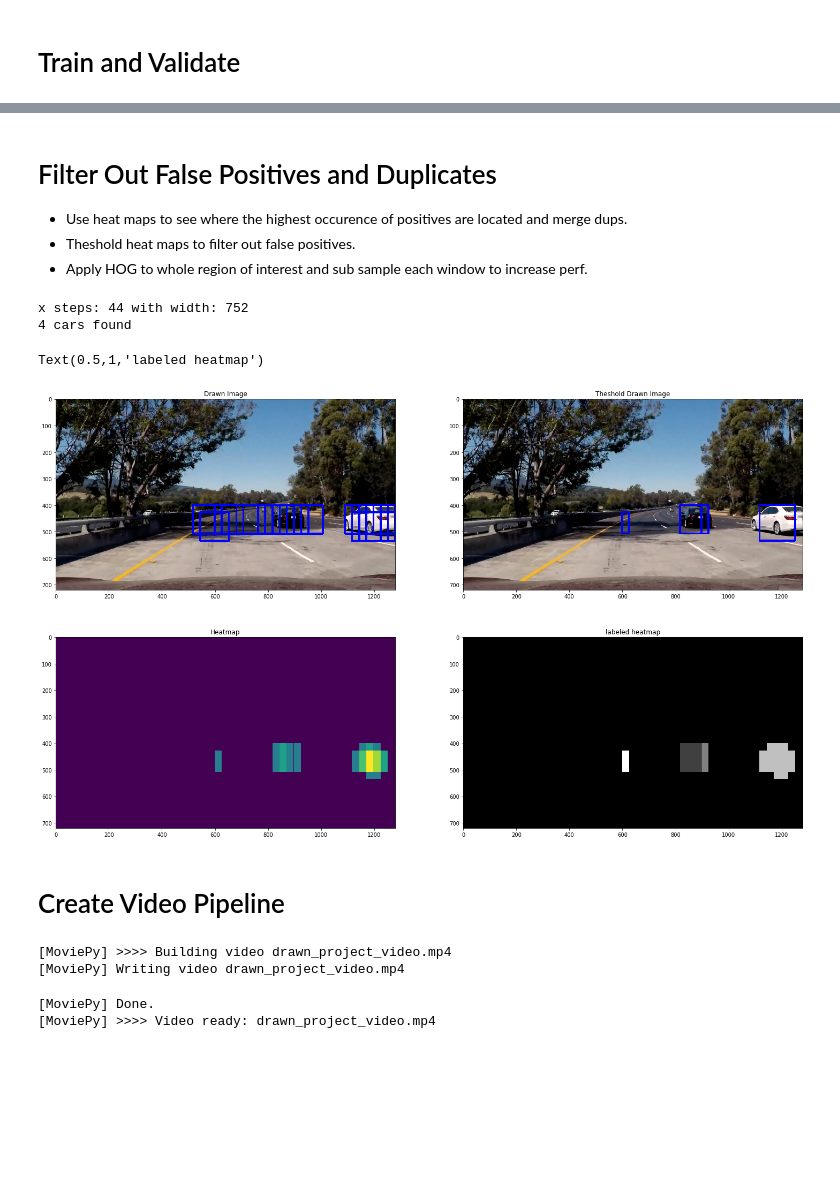
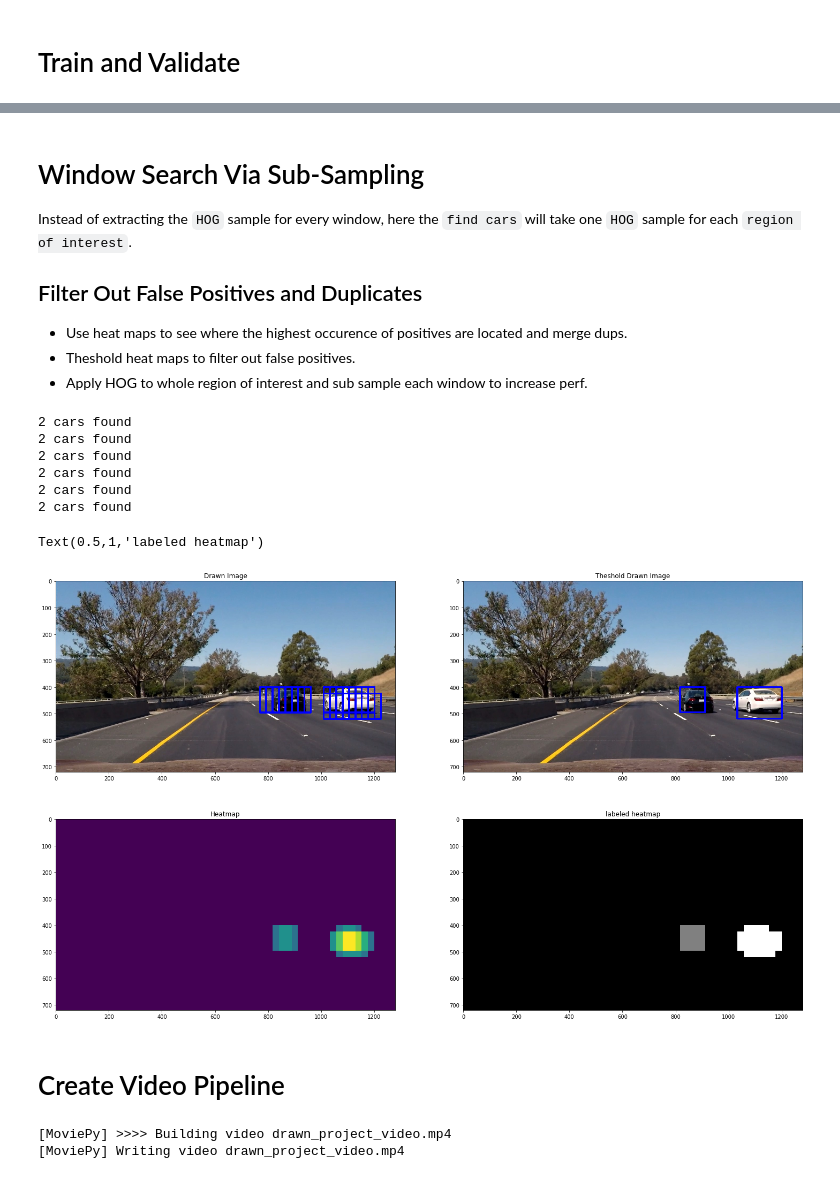
Before and after one commit to blown302/CarND-Vehicle-Detection, a Jupyter notebook: Vehicle-Detection.ipynb, the cells around one changed output, grey strips where cells are left out. Saved outputs shown, nothing was run; the diff lists cells and outputs as text; code cells hidden in the pictures; blank space fills up the shorter version.

```diff
--- a/Vehicle-Detection.ipynb
+++ b/Vehicle-Detection.ipynb
@@ -556,7 +629,8 @@ print('Using:',orient,'orientations',pix_per_cell,
 print('Feature vector length:', len(X_train[0]))
 
 # Create a classifier.
-svc = LinearSVC()
+# svc = LinearSVC()
+svc = SVC(kernel='rbf', C=10)
 
 # Train and get training time.
 t=time.time()
@@ -647,5 +661,9 @@ plt.imshow(images[0])
 # %% [markdown]
-# Filter Out False Positives and Duplicates
+# Window Search Via Sub-Sampling
+
+Instead of extracting the `HOG` sample for every window, here the `find cars` will take one `HOG` sample for each `region of interest`.
+
+## Filter Out False Positives and Duplicates
 
 - Use heat maps to see where the highest occurence of positives are located and merge dups.
 - Theshold heat maps to filter out false positives.
@@ -656,65 +674,74 @@ paths = glob('{}/*'.format(base_path))
 output_base_path = 'test_images_with_boxes'
 cells_per_step = 2
 heat_threshhold = 2
-
+y_start = 400
+y_stop = 656
 images = []
 heatmaps = []
 labeled_images = []
 thesh_images = []
 
-scale = 1.7
+scales = [1.5]
+boxes = []
 
-for path in paths[1:2]:
+for path in paths[:]:
     t1 = time.time()
-    image = cv2.imread(path)
+    image = plt.imread(path)
 
-    drawn_image, heatmap = find_cars(
-        image,
-        y_start_stop[0],
-        y_start_stop[1],
-        scale,
-        svc,
-        X_scaler,
-        color_space=color_space,
-        orient=orient,
-        pix_per_cell=pix_per_cell,
-        cell_per_block=cell_per_block,
-        cells_per_step=cells_per_step,
-        spatial_size=spatial_size,
-        hist_bins=hist_bins
-    )
+    for i, scale in enumerate(scales):
+        boxes += find_cars(
+            image,
+            y_start,
+            y_stop,
+            scale,
+            svc,
+            X_scaler,
+            color_space=color_space,
+            orient=orient,
+            pix_per_cell=pix_per_cell,
+            cell_per_block=cell_per_block,
+            cells_per_step=cells_per_step,
+            spatial_size=spatial_size,
+            hist_bins=hist_bins
+        )
 
+    drawn_image = draw_boxes(image, boxes)
+
+    heatmap = np.zeros_like(image[:, :, 0])
+    add_heat(heatmap, boxes)
     heatmap = apply_threshold(heatmap, heat_threshhold)
 
     labels = label(heatmap)
     print(labels[1], 'cars found')
 
     thesh_drawn_image = draw_labeled_bboxes(image, labels)
 
     images.append(drawn_image)
     thesh_images.append(thesh_drawn_image)
     heatmaps.append(heatmap)
     labeled_images.append(labels[0])
 
-
-    plt.imsave('sub_sample/{}'.format(basename(path)), drawn_image)
+    plt.imsave('sub_sample/{}'.format(basename(path)), thesh_drawn_image)
     plt.imsave('sub_sample/heatmap-{}'.format(basename(path)), heatmap)
-
 
 test_image_num = 0
 f, axes = plt.subplots(2, 2, figsize=(25,15))
 axes[0, 0].imshow(images[test_image_num])
 axes[0, 0].set_title('Drawn Image')
 axes[0, 1].imshow(thesh_images[test_image_num])
 axes[0, 1].set_title('Theshold Drawn Image')
 axes[1, 0].imshow(heatmaps[test_image_num])
 axes[1, 0].set_title('Heatmap')
 axes[1, 1].imshow(labeled_images[test_image_num], cmap='gray')
 axes[1, 1].set_title('labeled heatmap')
 # %% [output]
-x steps: 44 with width: 752
-4 cars found
+2 cars found
+2 cars found
+2 cars found
+2 cars found
+2 cars found
+2 cars found
 Text(0.5,1,'labeled heatmap')
-[figure, old version]
+[figure, new version]
 # %% [markdown]
 # Create Video Pipeline
@@ -748,11 +803,7 @@ def process_image(image):
 input_video_path = 'project_video.mp4'
 output_video_path = 'drawn_project_video.mp4'
 
-source_video = VideoFileClip(input_video_path)
-processed_video = source_video.fl_image(process_image)
-processed_video.write_videofile(output_video_path, audio=False)
+VideoPipeLine().process_video(input_video_path, output_video_path)
 # %% [output]
 [MoviePy] >>>> Building video drawn_project_video.mp4
 [MoviePy] Writing video drawn_project_video.mp4
-[MoviePy] Done.
-[MoviePy] >>>> Video ready: drawn_project_video.mp4
```
Also changed, not shown: parts of 14 cells of this notebook.
